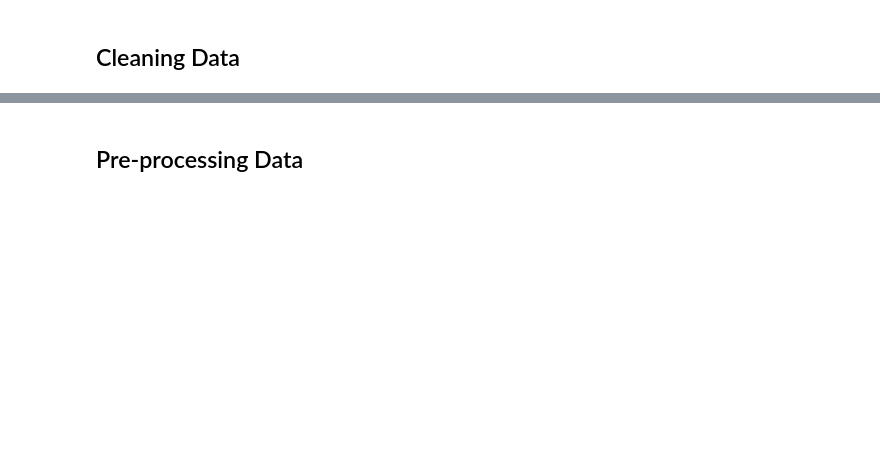
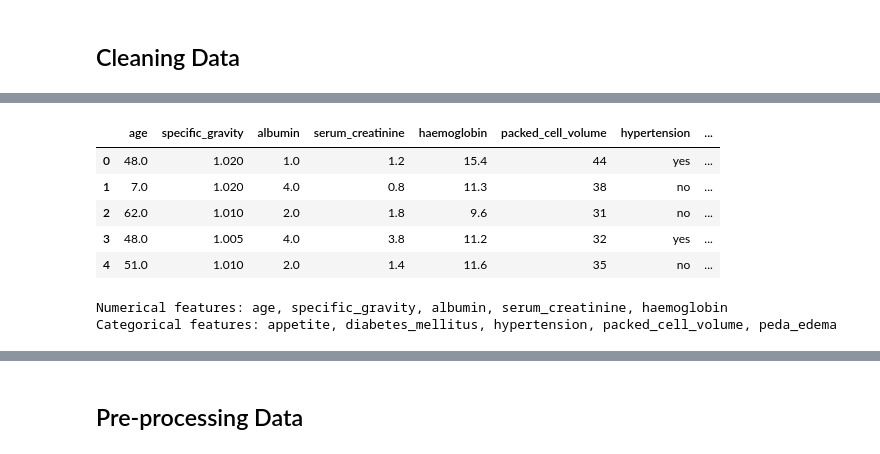
Before and after one commit to HebaAFarhat/CKD, a Jupyter notebook: ckd_knn.ipynb, the cells around one changed output, grey strips where cells are left out. Drawn from its saved outputs; the diff is of its cells as text; code cells hidden in the pictures; blank space fills up the shorter version.

```diff
--- a/ckd_knn.ipynb
+++ b/ckd_knn.ipynb
@@ -173,0 +200,18 @@ ckd_data.isnull().sum().sum()
+# %%
+#specify input and target and drop id
+inputs = [col for col in ckd_data.columns if col not in ['classification'] ]
+
+target = ["classification"]
+# %%
+# assign X, y to dataframe
+X = ckd_data[inputs]
+y = ckd_data[target]
+
+X.head()
+# %% [output]
+|  | age | specific_gravity | albumin | serum_creatinine | haemoglobin | packed_cell_volume | hypertension | ... |
+| 0 | 48.0 | 1.020 | 1.0 | 1.2 | 15.4 | 44 | yes | ... |
+| 1 | 7.0 | 1.020 | 4.0 | 0.8 | 11.3 | 38 | no | ... |
+| 2 | 62.0 | 1.010 | 2.0 | 1.8 | 9.6 | 31 | no | ... |
+| 3 | 48.0 | 1.005 | 4.0 | 3.8 | 11.2 | 32 | yes | ... |
+| 4 | 51.0 | 1.010 | 2.0 | 1.4 | 11.6 | 35 | no | ... |
@@ -173,0 +225,16 @@ ckd_data.isnull().sum().sum()
+# %%
+
+TARGET = 'classification'
+FEATURES = ckd_data.columns.drop(TARGET)
+
+NUM = ckd_data[FEATURES].select_dtypes('number').columns
+print(f"Numerical features: {', '.join(NUM)}")
+
+CAT = pd.Index(np.setdiff1d(FEATURES, NUM))
+print(f"Categorical features: {', '.join(CAT)}")
+
+text_ckd = ckd_data.select_dtypes(include=object)
+num_ckd = ckd_data.select_dtypes(include= float)
+# %% [output]
+Numerical features: age, specific_gravity, albumin, serum_creatinine, haemoglobin
+Categorical features: appetite, diabetes_mellitus, hypertension, packed_cell_volume, peda_edema
```
Also changed, not shown: parts of 22 cells of this notebook, 1 other file.
